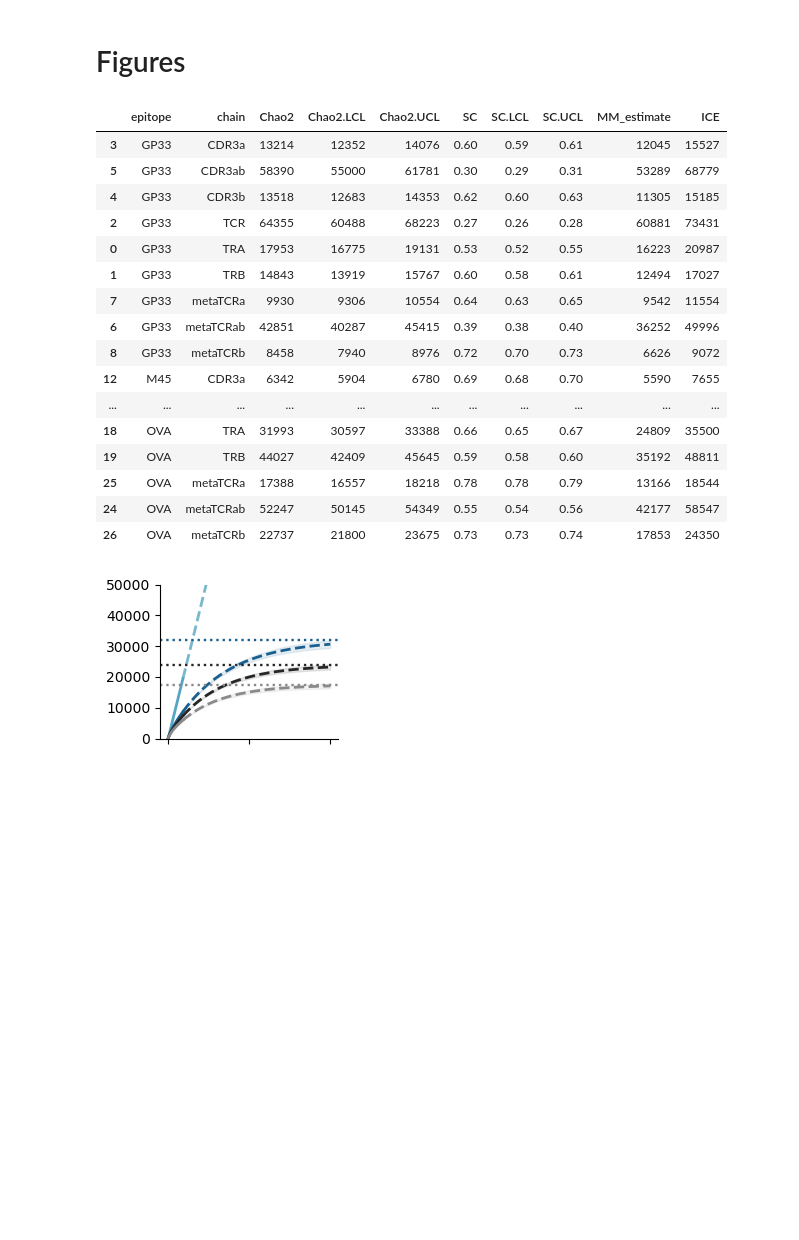
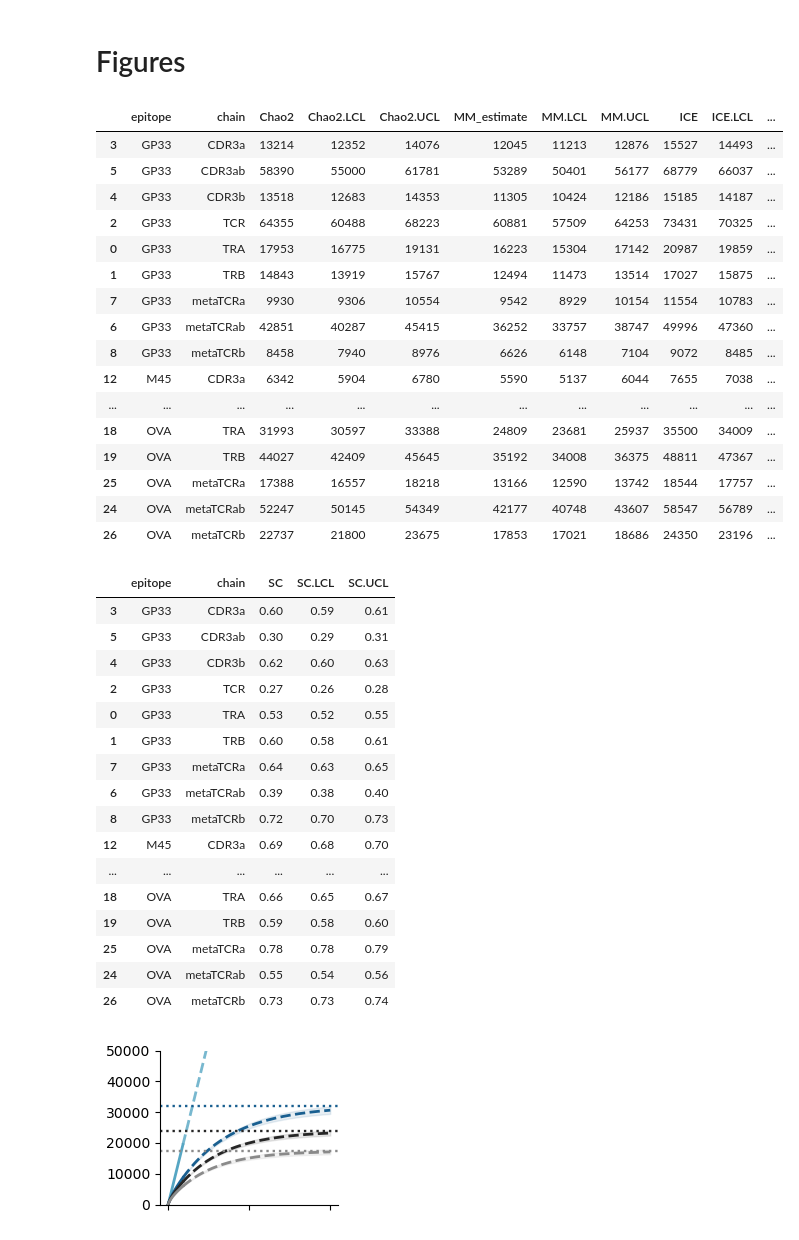
Before and after one commit to AdrianStraub/Straub_An_et_al_2026_The-total-epitope-specific-T-cell-receptor-solution-space, a Jupyter notebook: 03_richness_estimates.ipynb, the cells around one changed output. Saved outputs shown, nothing was run; the diff lists cells and outputs as text; code cells hidden in the pictures; blank space fills up the shorter version.

```diff
--- a/03_richness_estimates.ipynb
+++ b/03_richness_estimates.ipynb
@@ -191,30 +194,49 @@ diversity_metrics = pd.read_csv(DIVERSITY_RESULTS_PATH)
 # %%
 # Display estimates table
 
 estimates_df = results_all_df[results_all_df['Method'] == 'Observed']
 estimates_df = estimates_df[estimates_df['Order.q'] == 0].copy()  # Only consider q=0 for species richness
 estimates_df = estimates_df.merge(diversity_metrics, 'left', ['epitope', 'chain'])
-estimates_df[['Chao2', 'Chao2.LCL', 'Chao2.UCL', 'MM_estimate', 'ICE',]] = estimates_df[['Chao2', 'Chao2.LCL', 'Chao2.UCL', 'MM_estimate', 'ICE',]].round(0).astype(int)
+estimates_df[['Chao2', 'Chao2.LCL', 'Chao2.UCL', 'MM_estimate', 'MM.LCL', 'MM.UCL', 'ICE', 'ICE.LCL', 'ICE.UCL']] = estimates_df[['Chao2', 'Chao2.LCL', 'Chao2.UCL', 'MM_estimate', 'MM.LCL', 'MM.UCL', 'ICE', 'ICE.LCL', 'ICE.UCL']].round(0).astype(int)
 
-estimates_df.drop_duplicates(['epitope', 'chain'])[['epitope', 'chain', 'Chao2', 'Chao2.LCL', 'Chao2.UCL', 'SC', 'SC.LCL', 'SC.UCL', 'MM_estimate', 'ICE',]].round(2).sort_values(['epitope', 'chain'])
+display(estimates_df.drop_duplicates(['epitope', 'chain'])[['epitope', 'chain', 'Chao2', 'Chao2.LCL', 'Chao2.UCL', 'MM_estimate', 'MM.LCL', 'MM.UCL', 'ICE', 'ICE.LCL', 'ICE.UCL']].round(2).sort_values(['epitope', 'chain']))
+
+display(estimates_df.drop_duplicates(['epitope', 'chain'])[['epitope', 'chain', 'SC', 'SC.LCL', 'SC.UCL']].round(2).sort_values(['epitope', 'chain']))
 # %% [output]
-|  | epitope | chain | Chao2 | Chao2.LCL | Chao2.UCL | SC | SC.LCL | SC.UCL | MM_estimate | ICE |
-| 3 | GP33 | CDR3a | 13214 | 12352 | 14076 | 0.60 | 0.59 | 0.61 | 12045 | 15527 |
-| 5 | GP33 | CDR3ab | 58390 | 55000 | 61781 | 0.30 | 0.29 | 0.31 | 53289 | 68779 |
-| 4 | GP33 | CDR3b | 13518 | 12683 | 14353 | 0.62 | 0.60 | 0.63 | 11305 | 15185 |
-| 2 | GP33 | TCR | 64355 | 60488 | 68223 | 0.27 | 0.26 | 0.28 | 60881 | 73431 |
-| 0 | GP33 | TRA | 17953 | 16775 | 19131 | 0.53 | 0.52 | 0.55 | 16223 | 20987 |
-| 1 | GP33 | TRB | 14843 | 13919 | 15767 | 0.60 | 0.58 | 0.61 | 12494 | 17027 |
-| 7 | GP33 | metaTCRa | 9930 | 9306 | 10554 | 0.64 | 0.63 | 0.65 | 9542 | 11554 |
-| 6 | GP33 | metaTCRab | 42851 | 40287 | 45415 | 0.39 | 0.38 | 0.40 | 36252 | 49996 |
-| 8 | GP33 | metaTCRb | 8458 | 7940 | 8976 | 0.72 | 0.70 | 0.73 | 6626 | 9072 |
-| 12 | M45 | CDR3a | 6342 | 5904 | 6780 | 0.69 | 0.68 | 0.70 | 5590 | 7655 |
-| ... | ... | ... | ... | ... | ... | ... | ... | ... | ... | ... |
-| 18 | OVA | TRA | 31993 | 30597 | 33388 | 0.66 | 0.65 | 0.67 | 24809 | 35500 |
-| 19 | OVA | TRB | 44027 | 42409 | 45645 | 0.59 | 0.58 | 0.60 | 35192 | 48811 |
-| 25 | OVA | metaTCRa | 17388 | 16557 | 18218 | 0.78 | 0.78 | 0.79 | 13166 | 18544 |
-| 24 | OVA | metaTCRab | 52247 | 50145 | 54349 | 0.55 | 0.54 | 0.56 | 42177 | 58547 |
-| 26 | OVA | metaTCRb | 22737 | 21800 | 23675 | 0.73 | 0.73 | 0.74 | 17853 | 24350 |
+|  | epitope | chain | Chao2 | Chao2.LCL | Chao2.UCL | MM_estimate | MM.LCL | MM.UCL | ICE | ICE.LCL | ... |
+| 3 | GP33 | CDR3a | 13214 | 12352 | 14076 | 12045 | 11213 | 12876 | 15527 | 14493 | ... |
+| 5 | GP33 | CDR3ab | 58390 | 55000 | 61781 | 53289 | 50401 | 56177 | 68779 | 66037 | ... |
+| 4 | GP33 | CDR3b | 13518 | 12683 | 14353 | 11305 | 10424 | 12186 | 15185 | 14187 | ... |
+| 2 | GP33 | TCR | 64355 | 60488 | 68223 | 60881 | 57509 | 64253 | 73431 | 70325 | ... |
+| 0 | GP33 | TRA | 17953 | 16775 | 19131 | 16223 | 15304 | 17142 | 20987 | 19859 | ... |
+| 1 | GP33 | TRB | 14843 | 13919 | 15767 | 12494 | 11473 | 13514 | 17027 | 15875 | ... |
+| 7 | GP33 | metaTCRa | 9930 | 9306 | 10554 | 9542 | 8929 | 10154 | 11554 | 10783 | ... |
+| 6 | GP33 | metaTCRab | 42851 | 40287 | 45415 | 36252 | 33757 | 38747 | 49996 | 47360 | ... |
+| 8 | GP33 | metaTCRb | 8458 | 7940 | 8976 | 6626 | 6148 | 7104 | 9072 | 8485 | ... |
+| 12 | M45 | CDR3a | 6342 | 5904 | 6780 | 5590 | 5137 | 6044 | 7655 | 7038 | ... |
+| ... | ... | ... | ... | ... | ... | ... | ... | ... | ... | ... | ... |
+| 18 | OVA | TRA | 31993 | 30597 | 33388 | 24809 | 23681 | 25937 | 35500 | 34009 | ... |
+| 19 | OVA | TRB | 44027 | 42409 | 45645 | 35192 | 34008 | 36375 | 48811 | 47367 | ... |
+| 25 | OVA | metaTCRa | 17388 | 16557 | 18218 | 13166 | 12590 | 13742 | 18544 | 17757 | ... |
+| 24 | OVA | metaTCRab | 52247 | 50145 | 54349 | 42177 | 40748 | 43607 | 58547 | 56789 | ... |
+| 26 | OVA | metaTCRb | 22737 | 21800 | 23675 | 17853 | 17021 | 18686 | 24350 | 23196 | ... |
+|  | epitope | chain | SC | SC.LCL | SC.UCL |
+| 3 | GP33 | CDR3a | 0.60 | 0.59 | 0.61 |
+| 5 | GP33 | CDR3ab | 0.30 | 0.29 | 0.31 |
+| 4 | GP33 | CDR3b | 0.62 | 0.60 | 0.63 |
+| 2 | GP33 | TCR | 0.27 | 0.26 | 0.28 |
+| 0 | GP33 | TRA | 0.53 | 0.52 | 0.55 |
+| 1 | GP33 | TRB | 0.60 | 0.58 | 0.61 |
+| 7 | GP33 | metaTCRa | 0.64 | 0.63 | 0.65 |
+| 6 | GP33 | metaTCRab | 0.39 | 0.38 | 0.40 |
+| 8 | GP33 | metaTCRb | 0.72 | 0.70 | 0.73 |
+| 12 | M45 | CDR3a | 0.69 | 0.68 | 0.70 |
+| ... | ... | ... | ... | ... | ... |
+| 18 | OVA | TRA | 0.66 | 0.65 | 0.67 |
+| 19 | OVA | TRB | 0.59 | 0.58 | 0.60 |
+| 25 | OVA | metaTCRa | 0.78 | 0.78 | 0.79 |
+| 24 | OVA | metaTCRab | 0.55 | 0.54 | 0.56 |
+| 26 | OVA | metaTCRb | 0.73 | 0.73 | 0.74 |
 # %%
 # iNext inter and extrapolation
 def _scale_lightness(color, factor):
```
Also changed, not shown: parts of 3 cells of this notebook.
